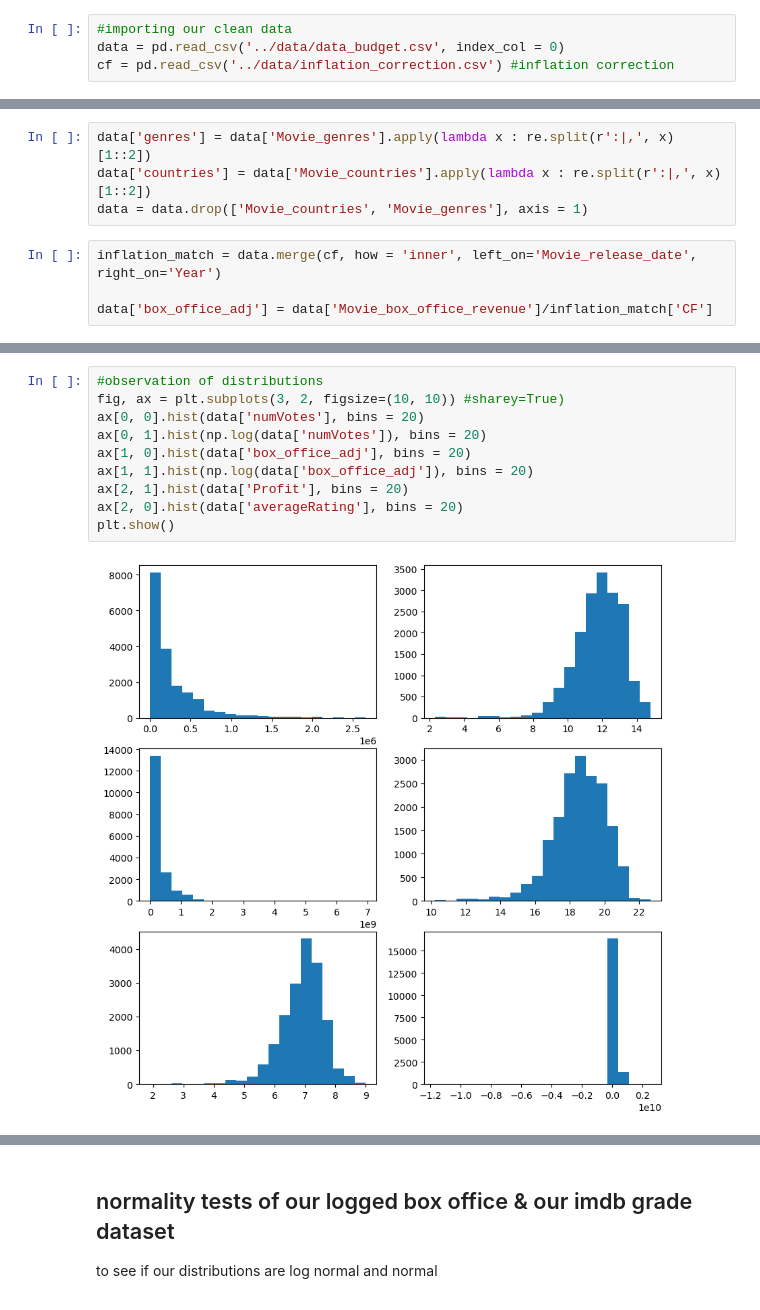
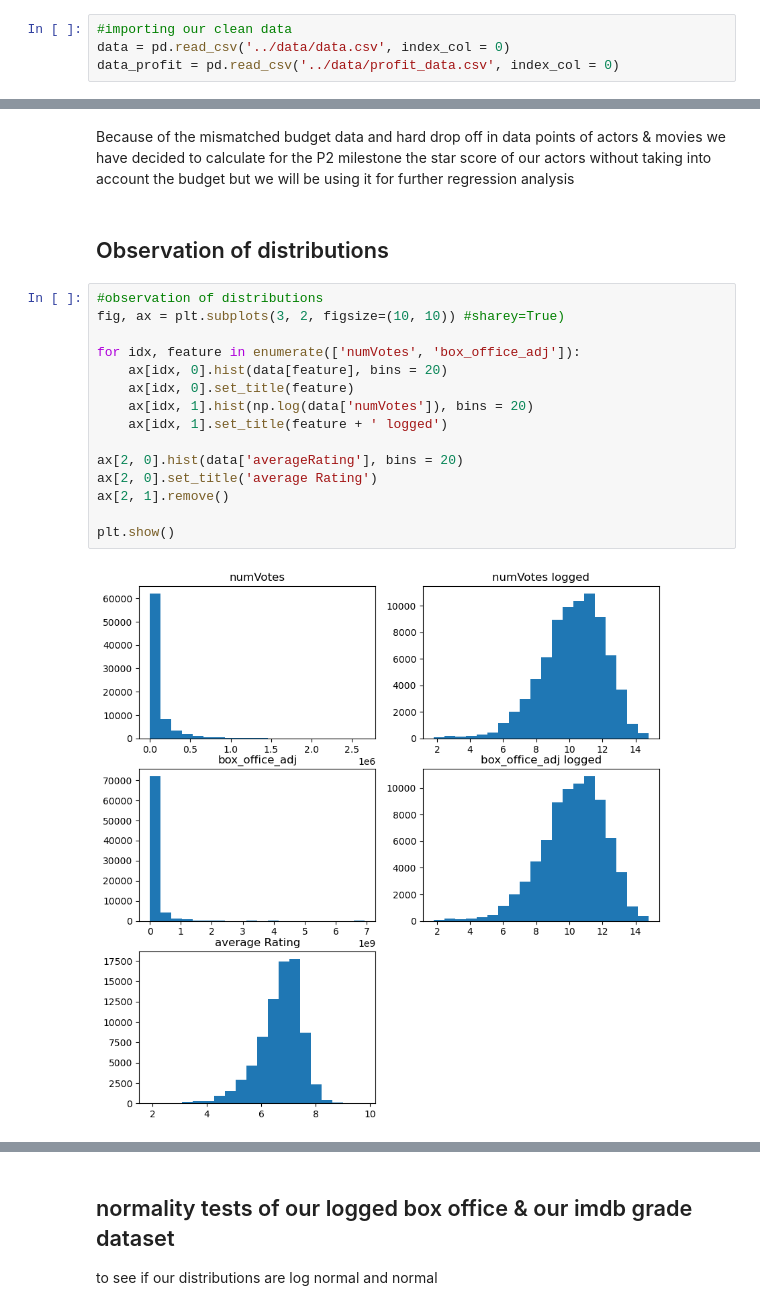
Before and after one commit to louisleger/ada-final-project, a Jupyter notebook: src/star_score.ipynb, the cells around one changed output, grey strips where cells are left out. Saved outputs shown, nothing was run; the diff lists cells and outputs as text.

Commit message:
inflation & star_scores updates

```diff
--- a/src/star_score.ipynb
+++ b/src/star_score.ipynb
@@ -17,6 +18,6 @@ def minMaxScale(data, m = None):
     return (data - mini)/(maxi - mini)
 # %%
 #importing our clean data
-data = pd.read_csv('../data/data_budget.csv', index_col = 0)
-cf = pd.read_csv('../data/inflation_correction.csv') #inflation correction
+data = pd.read_csv('../data/data.csv', index_col = 0)
+data_profit = pd.read_csv('../data/profit_data.csv', index_col = 0)
 # %%
@@ -31,8 +31,0 @@ data.head(3)
-# %%
-data['genres'] = data['Movie_genres'].apply(lambda x : re.split(r':|,', x)[1::2])
-data['countries'] = data['Movie_countries'].apply(lambda x : re.split(r':|,', x)[1::2])
-data = data.drop(['Movie_countries', 'Movie_genres'], axis = 1)
-# %%
-inflation_match = data.merge(cf, how = 'inner', left_on='Movie_release_date', right_on='Year')
-
-data['box_office_adj'] = data['Movie_box_office_revenue']/inflation_match['CF']
@@ -57,14 +57,23 @@ print(len(data.drop_duplicates(subset = 'Movie_name')))
+# %% [markdown]
+Because of the mismatched budget data and hard drop off in data points of actors & movies we have decided to calculate for the P2 milestone the star score of our actors without taking into account the budget but we will be using it for further regression analysis
+# %% [markdown]
+## Observation of distributions
 # %%
 #observation of distributions
 fig, ax = plt.subplots(3, 2, figsize=(10, 10)) #sharey=True)
-ax[0, 0].hist(data['numVotes'], bins = 20)
-ax[0, 1].hist(np.log(data['numVotes']), bins = 20)
-ax[1, 0].hist(data['box_office_adj'], bins = 20)
-ax[1, 1].hist(np.log(data['box_office_adj']), bins = 20)
-ax[2, 1].hist(data['Profit'], bins = 20)
+
+for idx, feature in enumerate(['numVotes', 'box_office_adj']):
+    ax[idx, 0].hist(data[feature], bins = 20)
+    ax[idx, 0].set_title(feature)
+    ax[idx, 1].hist(np.log(data['numVotes']), bins = 20)
+    ax[idx, 1].set_title(feature + ' logged')
+
 ax[2, 0].hist(data['averageRating'], bins = 20)
+ax[2, 0].set_title('average Rating')
+ax[2, 1].remove()
+
 plt.show()
 # %% [output]
-[figure, old version]
+[figure, new version]
 # %% [markdown]
 # Star score calculation
```
Also changed, not shown: parts of 15 cells of this notebook, 1 other file.
